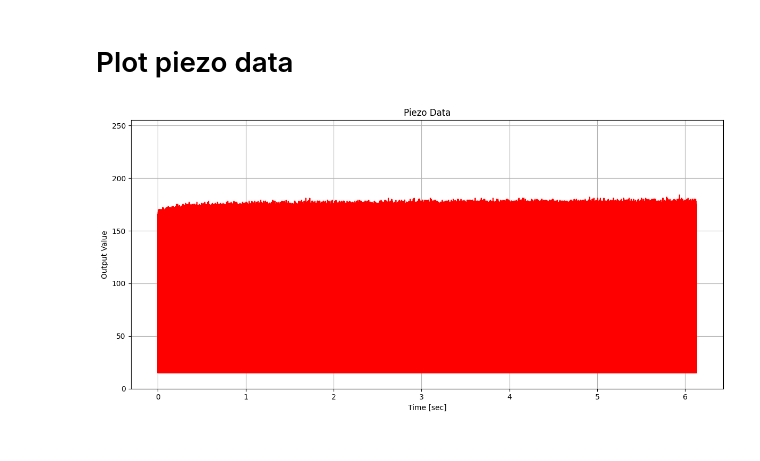
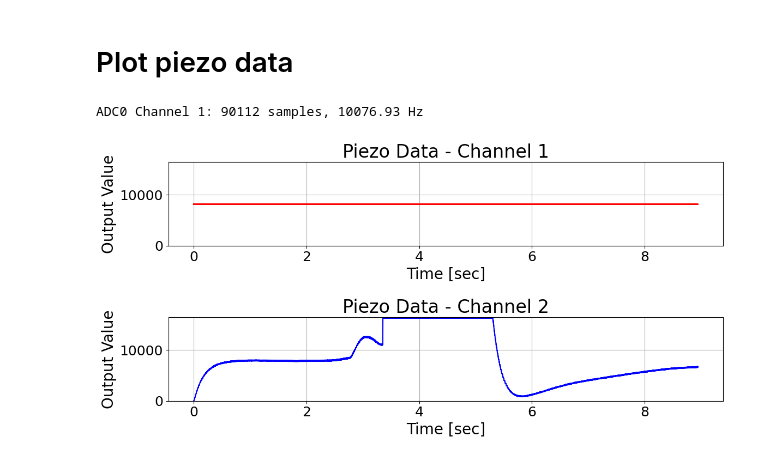
Before and after one commit to drasalmarek/Accelerometer_control_app, a Jupyter notebook: raw_data_parser.ipynb, the cells around one changed output. Drawn from its saved outputs; the diff is of its cells as text; code cells hidden in the pictures.

```diff
--- a/raw_data_parser.ipynb
+++ b/raw_data_parser.ipynb
@@ -52,7 +52,8 @@ sensor_data = {
     },
 
     'adc0' : {
-        'values' : [],
+        'values_ch1' : [],
+        'values_ch2' : [],
         'timestamps' : [],
         'sampling_rates' : [],
         'avg_sampling_rate' : 0
@@ -70,7 +71,7 @@ def bytes_to_data(bytes_read, number_of_values):
         output.append(val)
     return output
 
-with open('test9.bin', 'rb') as bin_file:
+with open('clone_test_01.bin', 'rb') as bin_file:
     first_header = bin_file.read(4)
     # HAL_GetTick() is a uint32_t copied with memcpy — assume little-endian
     start_time = struct.unpack('<I', first_header)[0]
@@ -160,11 +161,14 @@ with open('test9.bin', 'rb') as bin_file:
         elif index == 3:
             start_time = sensor_data['adc0']['timestamps'][-1] if sensor_data['adc0']['timestamps'] else start_time
             sensor_data['adc0']['timestamps'].append(timestamp)
-            sampling_rate = (data_size) / ((timestamp - start_time) / 1000)
+            sampling_rate = (data_size / 4) / ((timestamp - start_time) / 1000)
             sensor_data['adc0']['sampling_rates'].append(sampling_rate)
-            for _ in range(data_size):
-                bytes_read = bin_file.read(1)
-                u = struct.unpack('1B', bytes_read)
-                i = struct.unpack('<h', struct.pack('<H', u[0]))[0]
-                sensor_data['adc0']['values'].append(i)
+            for _ in range(data_size // 4):
+                bytes_read = bin_file.read(4)  # 2 bytes for CH1 + 2 bytes for CH2
+                if len(bytes_read) < 4:
+                    break
+
+                ch1, ch2 = struct.unpack('<HH', bytes_read)  # little-endian uint16, uint16
+                sensor_data['adc0']['values_ch1'].append(ch1)
+                sensor_data['adc0']['values_ch2'].append(ch2)
 # %% [output]
@@ -702,14 +900,28 @@ plt.show()
 # Plot piezo data
 # %%
 plt.figure(1, figsize=(12, 6))
-t = [i / sensor_data['adc0']['avg_sampling_rate'] for i in range(len(sensor_data['adc0']['values']))]  # Assuming a sampling rate of 3200 Hz for ADXL
-plt.plot(t, sensor_data['adc0']['values'], color='r')
-plt.ylim(0, 255)
+t = [i / sensor_data['adc0']['avg_sampling_rate'] for i in range(len(sensor_data['adc0']['values_ch1']))]
+
+print(f"ADC0 Channel 1: {len(sensor_data['adc0']['values_ch1'])} samples, {sensor_data['adc0']['avg_sampling_rate']:.2f} Hz")
+
+plt.subplot(2, 1, 1)
+plt.plot(t, sensor_data['adc0']['values_ch1'], color='r')
+plt.ylim(0, 16383)
 plt.xlabel('Time [sec]')
 plt.ylabel('Output Value')
-plt.title('Piezo Data')
+plt.title('Piezo Data - Channel 1')
+plt.grid(True)
+plt.tight_layout()
+
+plt.subplot(2, 1, 2)
+plt.plot(t, sensor_data['adc0']['values_ch2'], color='b')
+plt.ylim(0, 16383)
+plt.xlabel('Time [sec]')
+plt.ylabel('Output Value')
+plt.title('Piezo Data - Channel 2')
 plt.grid(True)
 plt.tight_layout()
 plt.show()
 # %% [output]
+ADC0 Channel 1: 90112 samples, 10076.93 Hz
-[figure, old version]
+[figure, new version]
```
Also changed, not shown: parts of 11 cells of this notebook, 48 other files.
